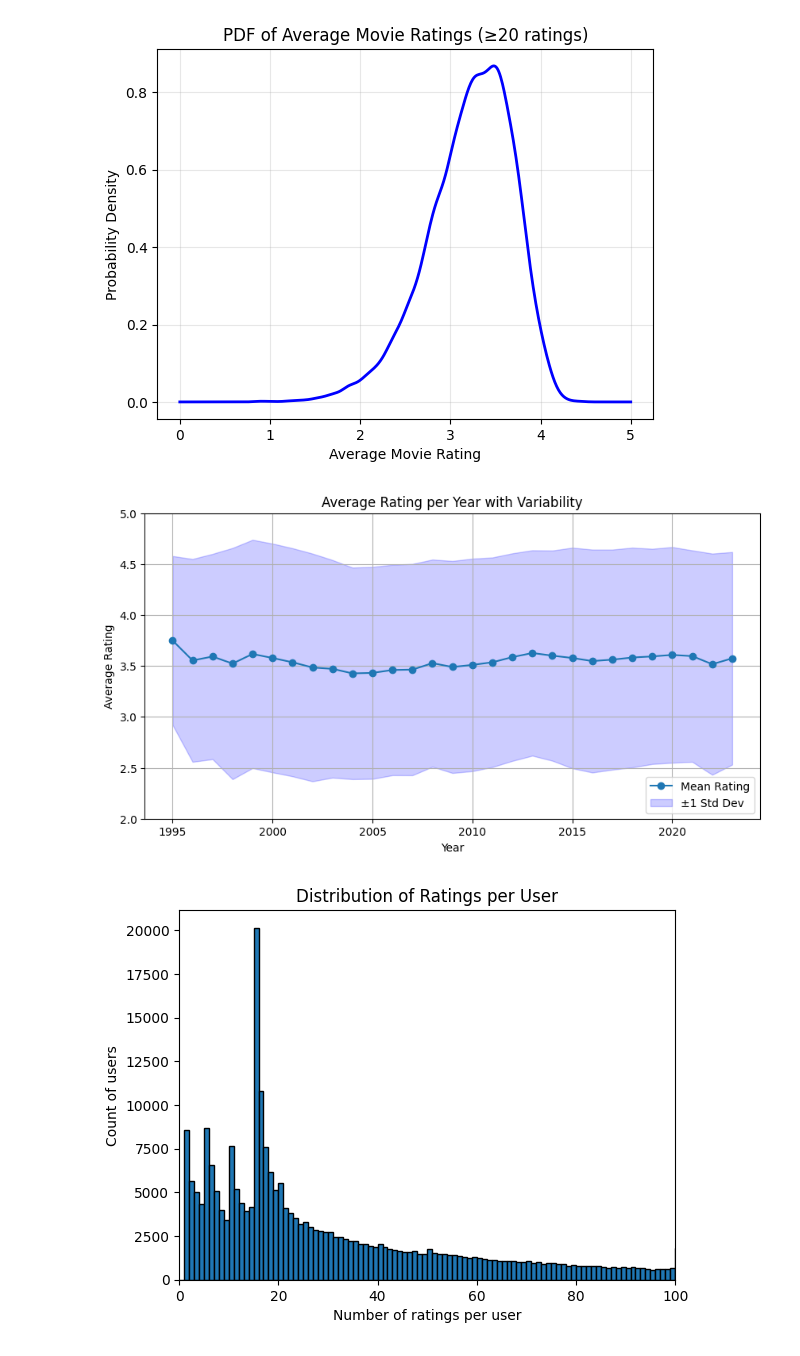
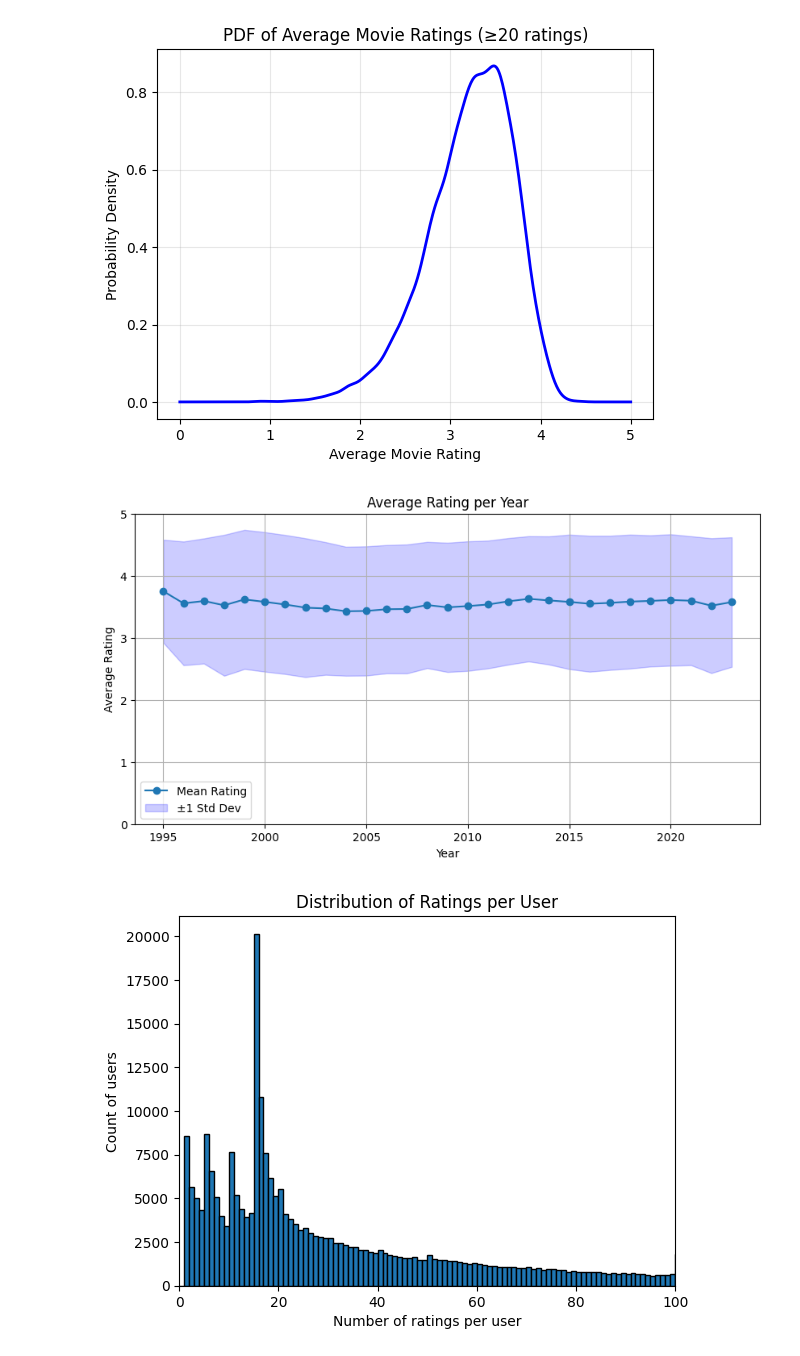
Before and after one commit to siemvo/Movie_Recs, a Jupyter notebook: Data_Exploration.ipynb, the cells around one changed output. Drawn from its saved outputs; the diff is of its cells as text; code cells hidden in the pictures.

```diff
--- a/Data_Exploration.ipynb
+++ b/Data_Exploration.ipynb
@@ -194,45 +188,42 @@ plt.show()
 # %% [output]
 [figure]
 # %%
-import matplotlib.pyplot as plt
-import numpy as np
+# Looking at time trends in ratings
 
 # Extract year and ratings as arrays
 years = data['time_rated'].dt.year.to_numpy(dtype=np.int16)
 ratings = data['rating'].to_numpy()
 
-# Unique years and inverse index
 unique_years, inv = np.unique(years, return_inverse=True)
 
-# Compute sums, counts, and sum of squares
+# Compute sums, counts, sum of squares and mean per year
 sums = np.bincount(inv, weights=ratings)
 counts = np.bincount(inv)
 sumsq = np.bincount(inv, weights=ratings**2)
 
-# Mean per year
 avg_rating_per_year = sums / counts
 
 # Variance and std per year
 variance = (sumsq / counts) - (avg_rating_per_year**2)
-std_per_year = np.sqrt(np.maximum(variance, 0))  # clip negatives
+std_per_year = np.sqrt(np.maximum(variance, 0))
 
 # Plot mean with std shading
 plt.figure(figsize=(10,5))
 plt.plot(unique_years, avg_rating_per_year, marker='o', label="Mean Rating")
 plt.fill_between(
     unique_years,
     avg_rating_per_year - std_per_year,
     avg_rating_per_year + std_per_year,
     color='blue', alpha=0.2, label="±1 Std Dev"
 )
 
 plt.xlabel("Year")
 plt.ylabel("Average Rating")
-plt.title("Average Rating per Year with Variability")
-plt.ylim((2, 5))
+plt.title("Average Rating per Year")
+plt.ylim((0, 5))
 plt.grid(True)
 plt.legend()
 plt.show()
 # %% [output]
-[figure, old version]
+[figure, new version]
 # %%
```
Also changed, not shown: parts of 14 cells of this notebook, 1 other file.
